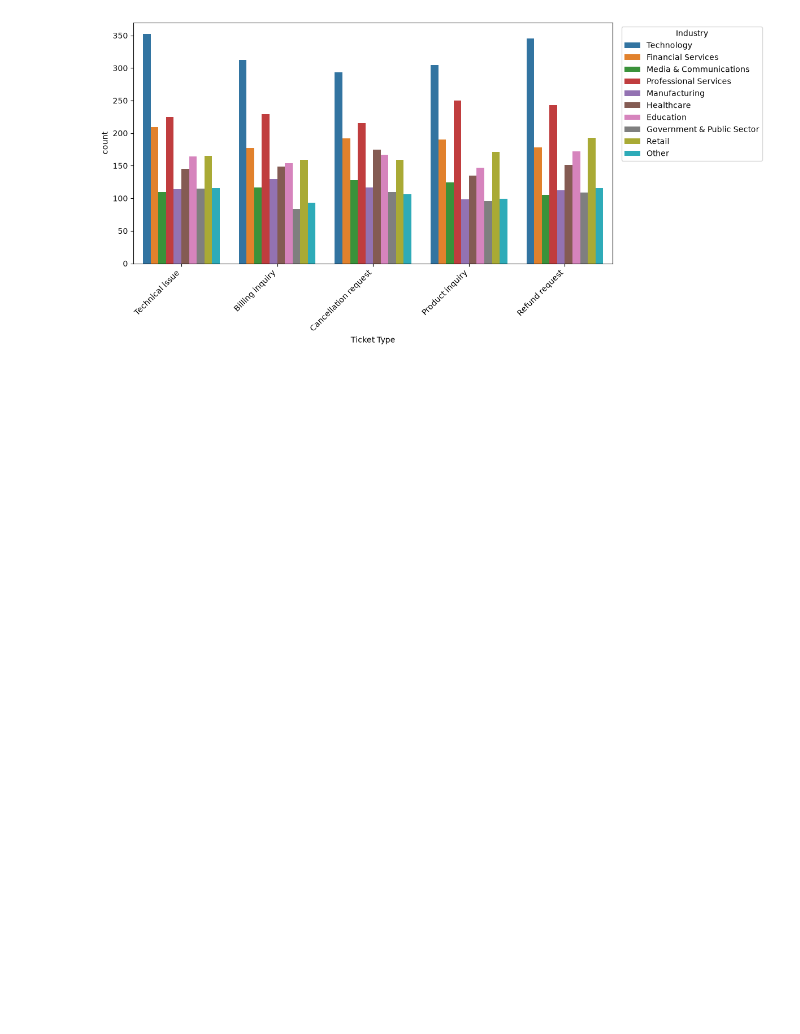
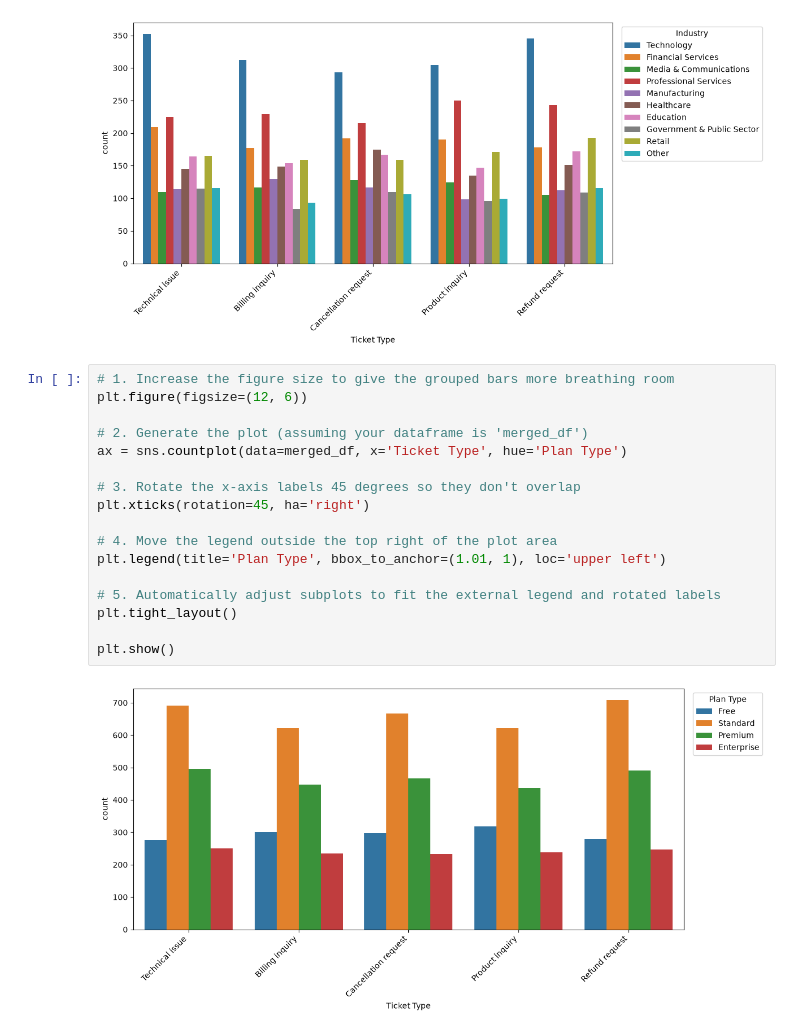
Before and after one commit to Rushik-Rsenal/AtlassianDatathon, a Jupyter notebook: eda.ipynb, the cells around one changed output. Cells and saved outputs as stored; diff of their text form; blank space fills up the shorter version.

```diff
--- a/eda.ipynb
+++ b/eda.ipynb
@@ -433,3 +433,22 @@ plt.tight_layout()
 plt.show()
 # %% [output]
 [figure]
+# %%
+# 1. Increase the figure size to give the grouped bars more breathing room
+plt.figure(figsize=(12, 6))
+
+# 2. Generate the plot (assuming your dataframe is 'merged_df')
+ax = sns.countplot(data=merged_df, x='Ticket Type', hue='Plan Type')
+
+# 3. Rotate the x-axis labels 45 degrees so they don't overlap
+plt.xticks(rotation=45, ha='right')
+
+# 4. Move the legend outside the top right of the plot area
+plt.legend(title='Plan Type', bbox_to_anchor=(1.01, 1), loc='upper left')
+
+# 5. Automatically adjust subplots to fit the external legend and rotated labels
+plt.tight_layout()
+
+plt.show()
+# %% [output]
+[figure, added]
```
Also changed, not shown: parts of 4 cells of this notebook, 1 other file.
